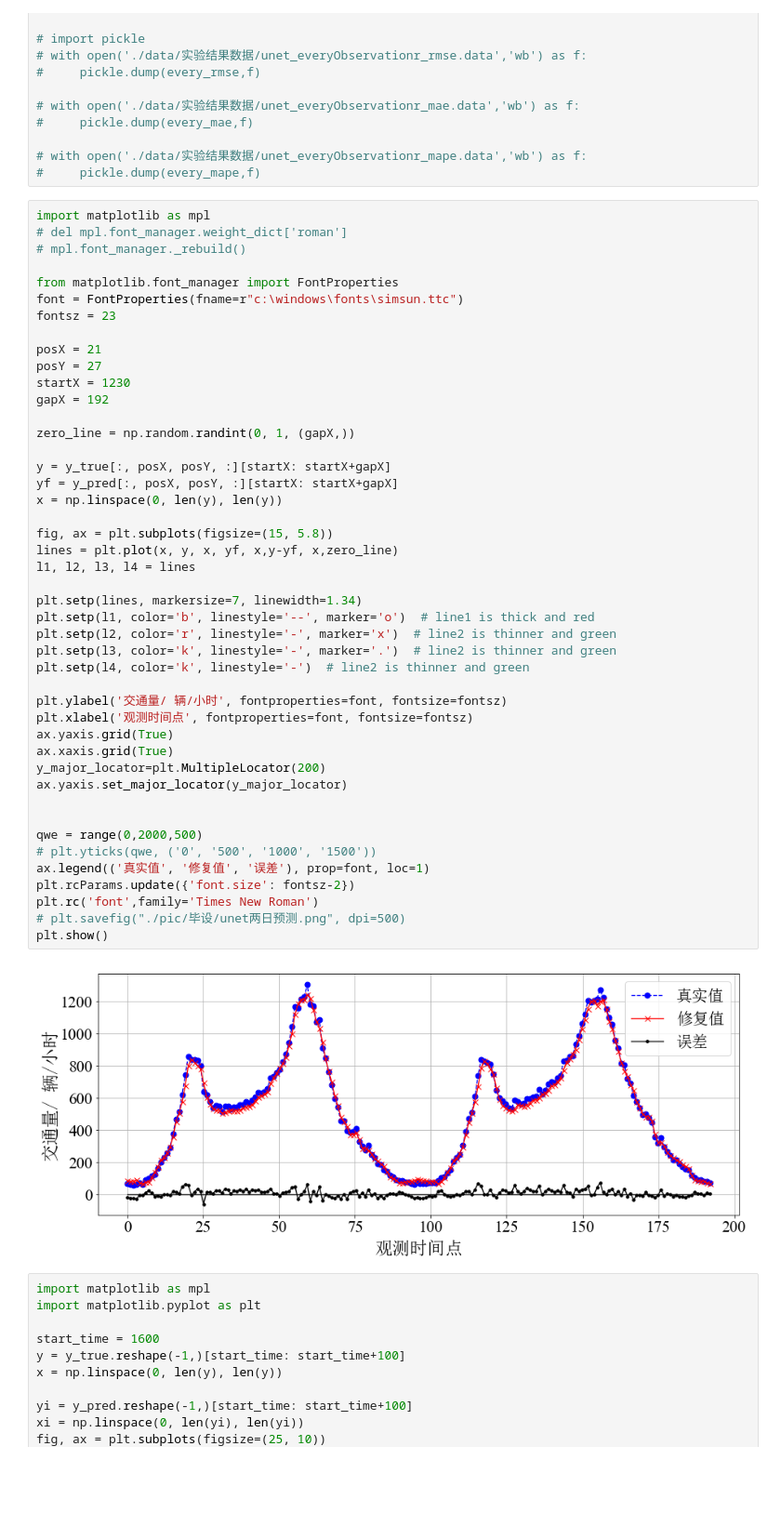
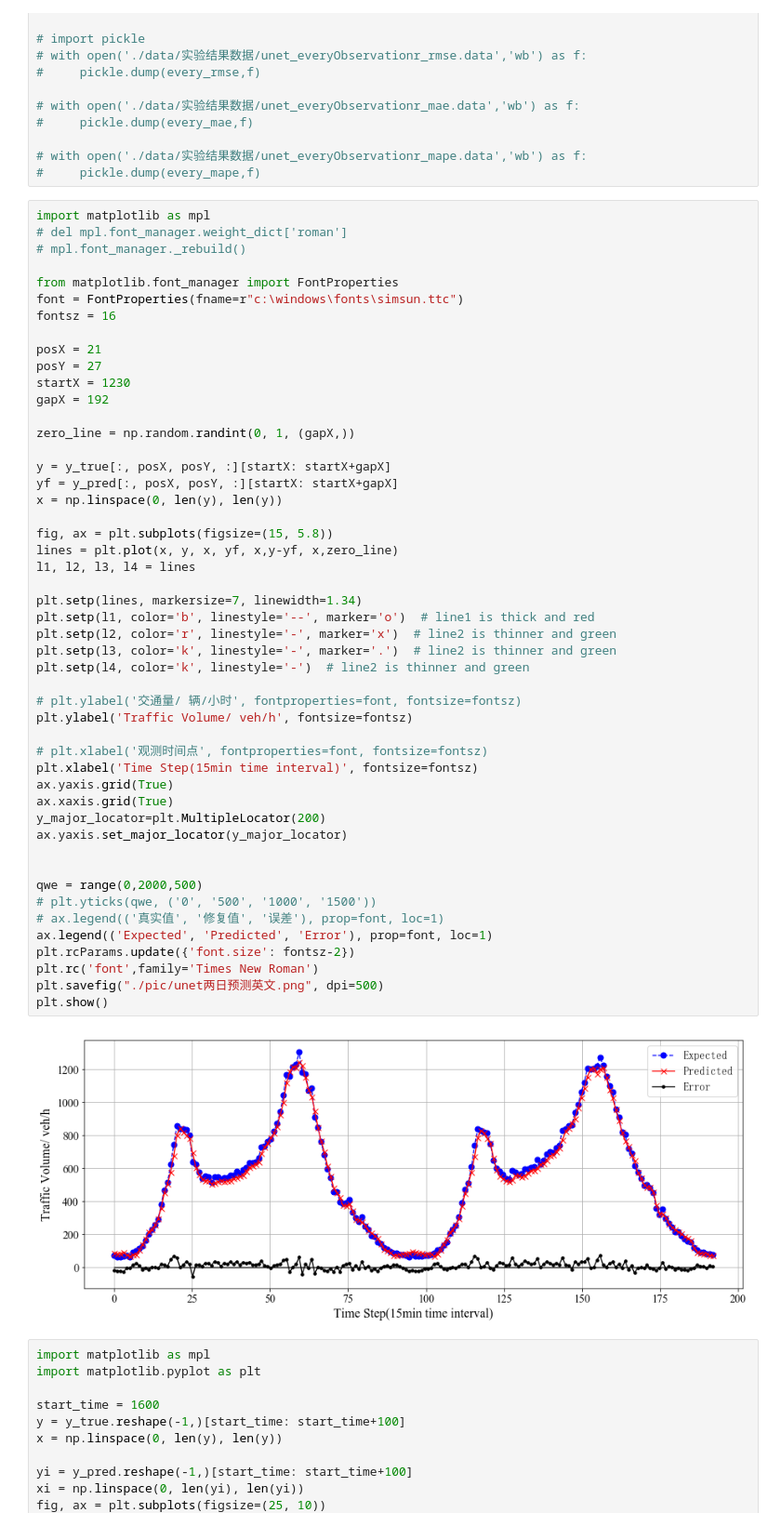
Before and after one commit to theMYang/freedom, a Jupyter notebook: 6U-net-forecast.ipynb, the cells around one changed output. Shown at 93% size. Drawn from its saved outputs; the diff is of its cells as text; blank space fills up the shorter version.

```diff
--- a/6U-net-forecast.ipynb
+++ b/6U-net-forecast.ipynb
@@ -314,7 +314,7 @@ import matplotlib as mpl
 
 from matplotlib.font_manager import FontProperties
 font = FontProperties(fname=r"c:\windows\fonts\simsun.ttc")
-fontsz = 23
+fontsz = 16
 
 posX = 21
 posY = 27
@@ -322,38 +322,42 @@ startX = 1230
 gapX = 192
 
 zero_line = np.random.randint(0, 1, (gapX,))
 
 y = y_true[:, posX, posY, :][startX: startX+gapX]
 yf = y_pred[:, posX, posY, :][startX: startX+gapX]
 x = np.linspace(0, len(y), len(y))
 
 fig, ax = plt.subplots(figsize=(15, 5.8))
 lines = plt.plot(x, y, x, yf, x,y-yf, x,zero_line)
 l1, l2, l3, l4 = lines
 
 plt.setp(lines, markersize=7, linewidth=1.34)
 plt.setp(l1, color='b', linestyle='--', marker='o')  # line1 is thick and red
 plt.setp(l2, color='r', linestyle='-', marker='x')  # line2 is thinner and green
 plt.setp(l3, color='k', linestyle='-', marker='.')  # line2 is thinner and green
 plt.setp(l4, color='k', linestyle='-')  # line2 is thinner and green
 
-plt.ylabel('交通量/ 辆/小时', fontproperties=font, fontsize=fontsz)
-plt.xlabel('观测时间点', fontproperties=font, fontsize=fontsz)
+# plt.ylabel('交通量/ 辆/小时', fontproperties=font, fontsize=fontsz)
+plt.ylabel('Traffic Volume/ veh/h', fontsize=fontsz)
+
+# plt.xlabel('观测时间点', fontproperties=font, fontsize=fontsz)
+plt.xlabel('Time Step(15min time interval)', fontsize=fontsz)
 ax.yaxis.grid(True)
 ax.xaxis.grid(True)
 y_major_locator=plt.MultipleLocator(200)
 ax.yaxis.set_major_locator(y_major_locator)
 
 
 qwe = range(0,2000,500)
 # plt.yticks(qwe, ('0', '500', '1000', '1500'))
-ax.legend(('真实值', '修复值', '误差'), prop=font, loc=1)
+# ax.legend(('真实值', '修复值', '误差'), prop=font, loc=1)
+ax.legend(('Expected', 'Predicted', 'Error'), prop=font, loc=1)
 plt.rcParams.update({'font.size': fontsz-2})
 plt.rc('font',family='Times New Roman')
-# plt.savefig("./pic/毕设/unet两日预测.png", dpi=500)
+plt.savefig("./pic/unet两日预测英文.png", dpi=500)
 plt.show()
 # %% [output]
-[figure, old version]
+[figure, new version]
 # %%
 import matplotlib as mpl
 import matplotlib.pyplot as plt
```
Also changed, not shown: parts of 1 cell of this notebook, 17 other files.
